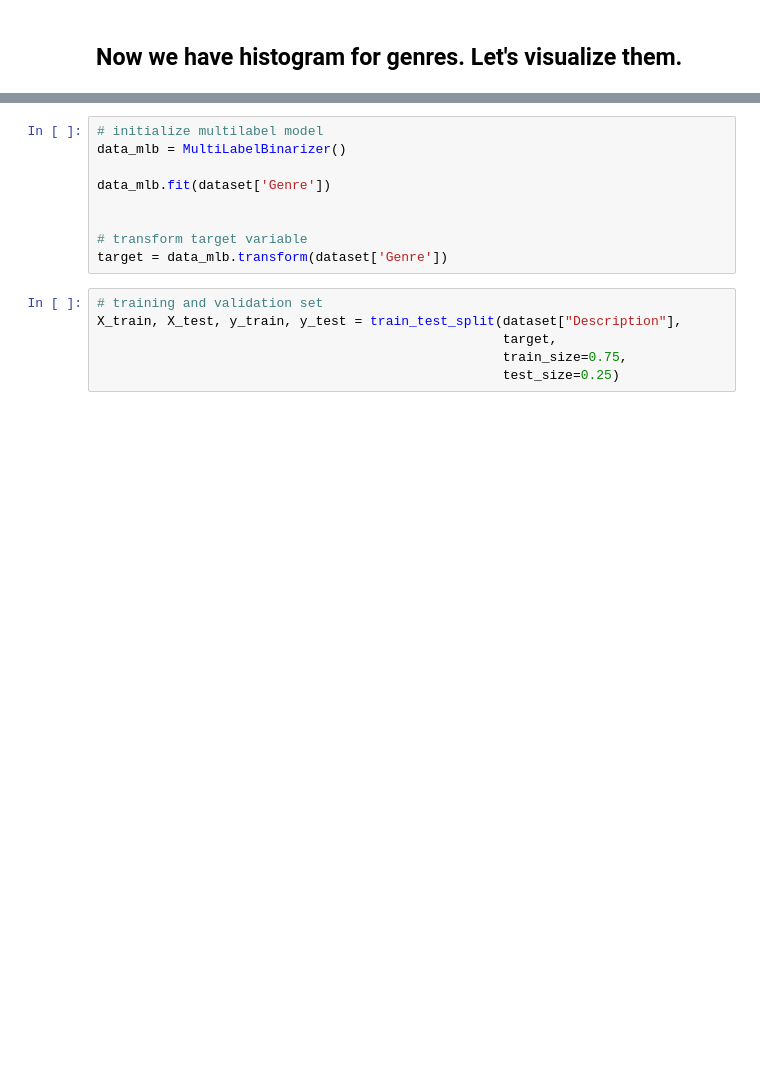
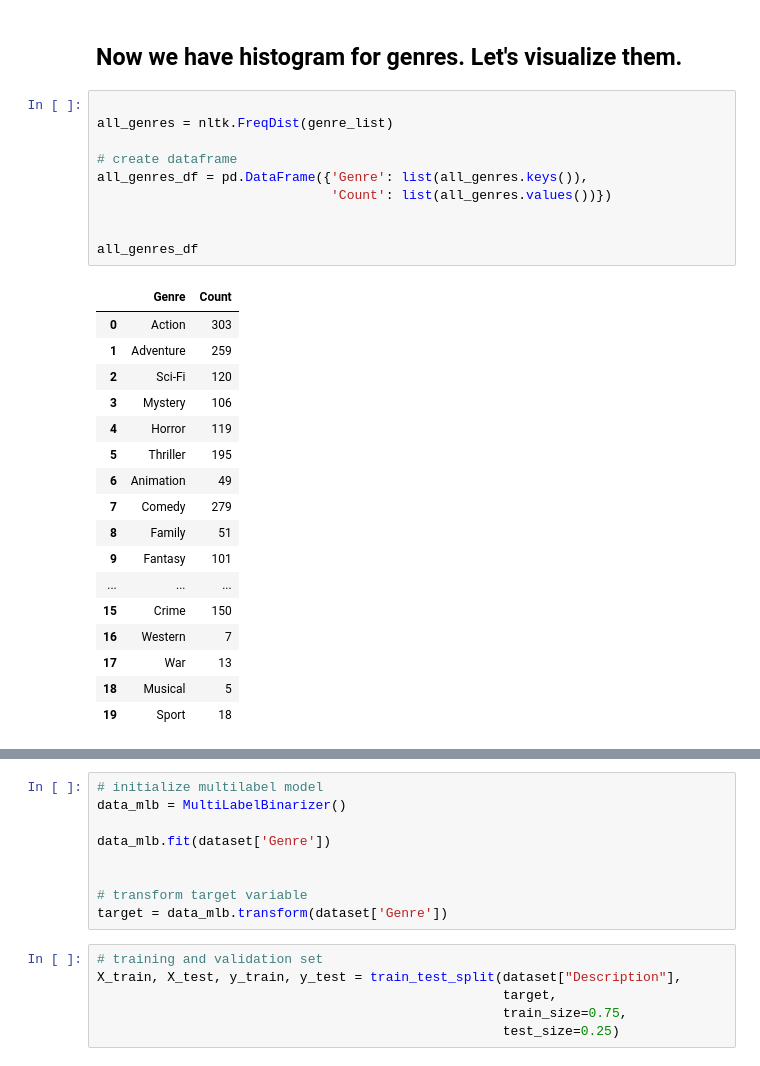
Before and after one commit to jamiejamiebobamie/DS-2.1-ML-Challenges, a Jupyter notebook: final_project/classifying_movie_genres.ipynb, the cells around one changed output, grey strips where cells are left out. Cells and saved outputs as stored; diff of their text form; blank space fills up the shorter version.

```diff
--- a/final_project/classifying_movie_genres.ipynb
+++ b/final_project/classifying_movie_genres.ipynb
@@ -182,2 +170,30 @@ Name: Genre, Length: 1000, dtype: object>
 # %% [markdown]
 ## Now we have histogram for genres. Let's visualize them.
+# %%
+
+all_genres = nltk.FreqDist(genre_list)
+
+# create dataframe
+all_genres_df = pd.DataFrame({'Genre': list(all_genres.keys()),
+                              'Count': list(all_genres.values())})
+
+
+all_genres_df
+# %% [output]
+|  | Genre | Count |
+| 0 | Action | 303 |
+| 1 | Adventure | 259 |
+| 2 | Sci-Fi | 120 |
+| 3 | Mystery | 106 |
+| 4 | Horror | 119 |
+| 5 | Thriller | 195 |
+| 6 | Animation | 49 |
+| 7 | Comedy | 279 |
+| 8 | Family | 51 |
+| 9 | Fantasy | 101 |
+| ... | ... | ... |
+| 15 | Crime | 150 |
+| 16 | Western | 7 |
+| 17 | War | 13 |
+| 18 | Musical | 5 |
+| 19 | Sport | 18 |
```
Also changed, not shown: parts of 4 cells of this notebook.
